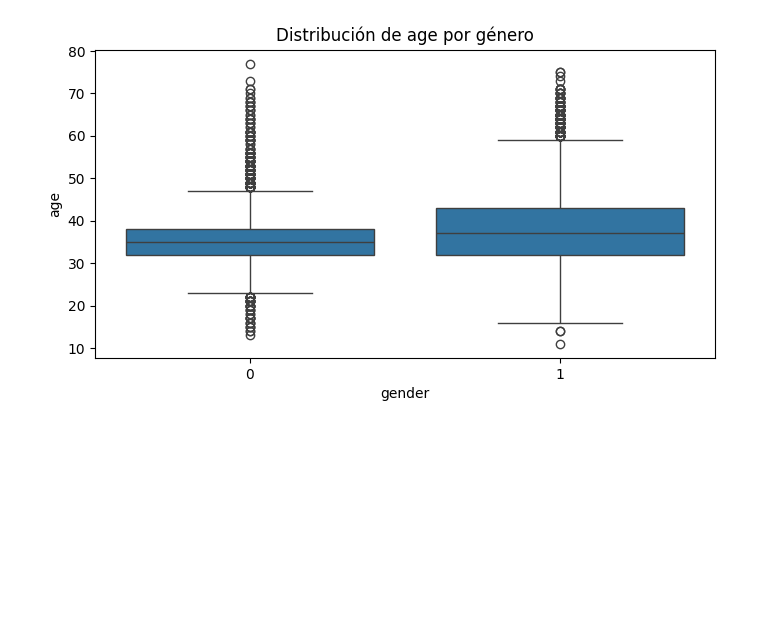
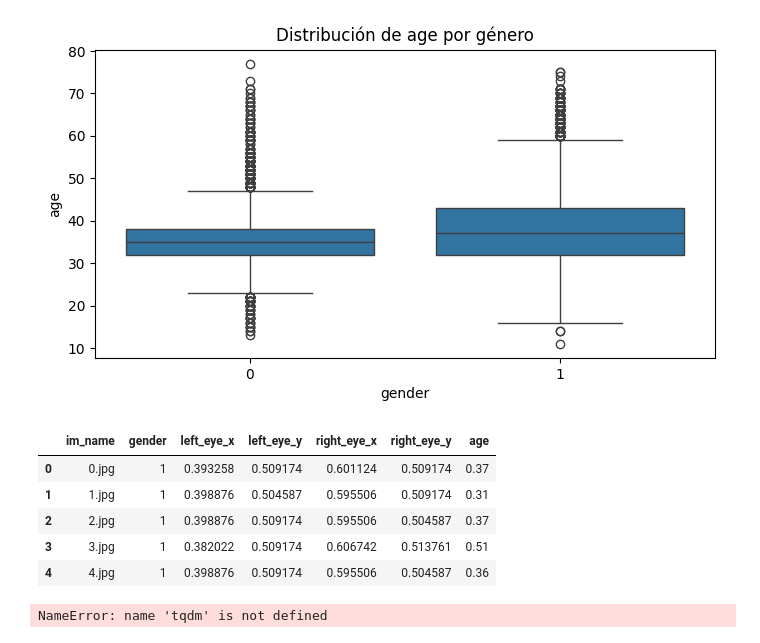
Before and after one commit to Alba251/face_detection, a Jupyter notebook: main.ipynb, the cells around one changed output. Cells and saved outputs as stored; diff of their text form; code cells hidden in the pictures; blank space fills up the shorter version.

```diff
--- a/main.ipynb
+++ b/main.ipynb
@@ -81,6 +86,76 @@ for col in numerical_cols:
 [figure]
 [figure]
 [figure]
+# %%
+#Vamos a normalizar los datos de la posicon de los ojos para poder redimensionalizar las imagenes a 224x224
+
+data['left_eye_x'] = data['left_eye_x'] / 178.0
+data['right_eye_x'] = data['right_eye_x'] / 178.0
+data['left_eye_y'] = data['left_eye_y'] / 218.0
+data['right_eye_y'] = data['right_eye_y'] / 218.0
+data['age'] = data['age'] / 100.0  # suponiendo que la mayoría no pasa de 100 años
+
+
+data.head()
+# %% [output]
+|  | im_name | gender | left_eye_x | left_eye_y | right_eye_x | right_eye_y | age |
+| 0 | 0.jpg | 1 | 0.393258 | 0.509174 | 0.601124 | 0.509174 | 0.37 |
+| 1 | 1.jpg | 1 | 0.398876 | 0.504587 | 0.595506 | 0.509174 | 0.31 |
+| 2 | 2.jpg | 1 | 0.398876 | 0.509174 | 0.595506 | 0.504587 | 0.37 |
+| 3 | 3.jpg | 1 | 0.382022 | 0.509174 | 0.606742 | 0.513761 | 0.51 |
+| 4 | 4.jpg | 1 | 0.398876 | 0.509174 | 0.595506 | 0.504587 | 0.36 |
+# %%
+#ampliamso el dataset rotando en 90º, 180º, 270º, pasando de 5000 a 20000 imagenes
+
+# Función para cargar y procesar la imagen
+def load_and_preprocess_image(filename):
+    img_path = os.path.join("data/images/", filename)
+    image = tf.io.read_file(img_path)
+    image = tf.image.decode_jpeg(image, channels=3)
+    image = tf.image.convert_image_dtype(image, tf.float32)  # normaliza [0,1]
+    image = tf.image.resize(image, [224, 224])  # 🔁 Resize importante
+    return image
+
+def rotate_and_adjust(image, eyes, angle):
+    lx, ly, rx, ry = eyes
+    if angle == 90:
+        img = tf.image.rot90(image, k=1)
+        lx_, ly_ = ly, 1 - lx
+        rx_, ry_ = ry, 1 - rx
+    elif angle == 180:
+        img = tf.image.rot90(image, k=2)
+        lx_, ly_ = 1 - lx, 1 - ly
+        rx_, ry_ = 1 - rx, 1 - ry
+    elif angle == 270:
+        img = tf.image.rot90(image, k=3)
+        lx_, ly_ = 1 - ly, lx
+        rx_, ry_ = 1 - ry, rx
+    else:
+        img = image
+        lx_, ly_, rx_, ry_ = lx, ly, rx, ry
+    return img.numpy(), [lx_, ly_, rx_, ry_]
+
+# Dataset aumentado
+X_all, y_all = [], []
+angles = [0, 90, 180, 270]
+
+for idx, row in tqdm(data.iterrows(), total=len(data)):
+    try:
+        image = load_and_preprocess_image(row['im_name'])
+        gender = row['gender']
+        age = row['age']
+        eyes = [row['left_eye_x'], row['left_eye_y'], row['right_eye_x'], row['right_eye_y']]
+        for angle in angles:
+            img_rot, eyes_rot = rotate_and_adjust(image, eyes, angle)
+            X_all.append(img_rot)
+            y_all.append([gender, age] + eyes_rot)
+    except Exception as e:
+        print(f"Error con {row['im_name']}: {e}")
+
+X_all = np.array(X_all, dtype=np.float32)
+y_all = np.array(y_all, dtype=np.float32)
+# %% [output]
+NameError: name 'tqdm' is not defined
 # %%
 #DIVIDIMOS EL DATASET EN TRAIN, TEST, VALIDATE
 
```
Also changed, not shown: parts of 8 cells of this notebook.
